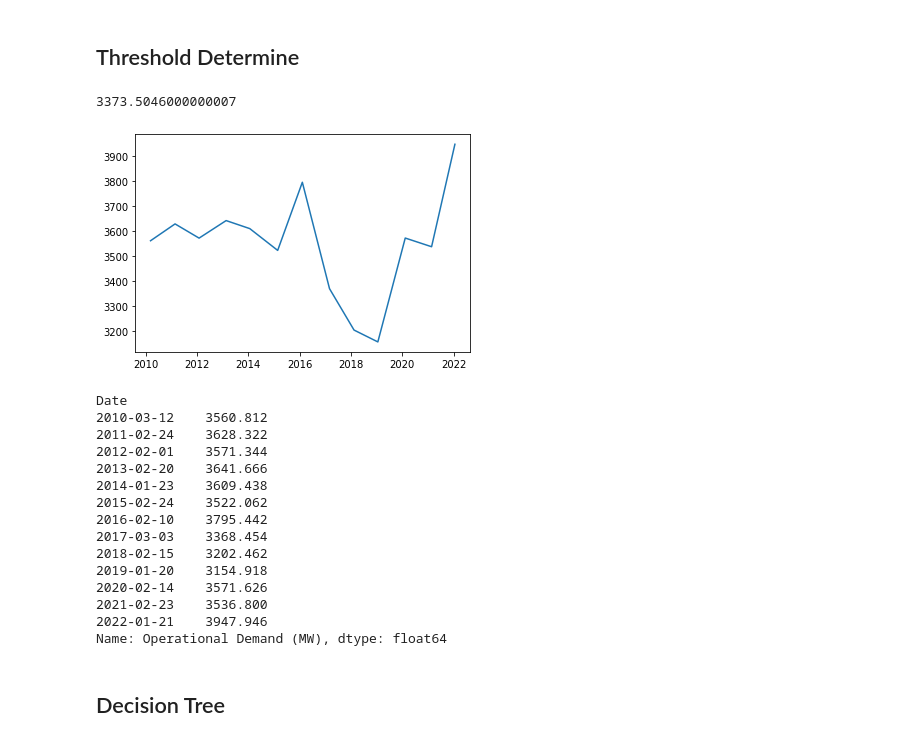
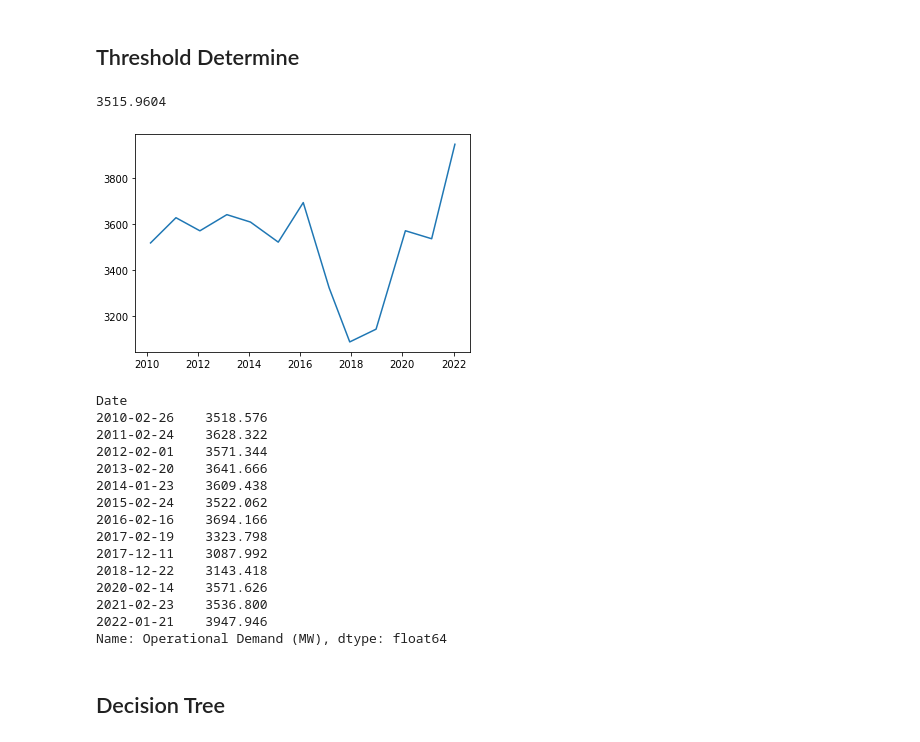
Before and after one commit to UWADSCapstoneUnit/Energy-Usage-Prediction-Project, a Jupyter notebook: Zheyu/Model/Max_demand/Max_demand.ipynb, the cells around one changed output. Drawn from its saved outputs; the diff is of its cells as text; code cells hidden in the pictures.

Commit message:
Threshold, changed into 95% of last summer

```diff
--- a/Zheyu/Model/Max_demand/Max_demand.ipynb
+++ b/Zheyu/Model/Max_demand/Max_demand.ipynb
@@ -143,37 +143,37 @@ def ModelScore(true,predict):
 # %%
 new_df_summer = pd.DataFrame()
 for i in range(2009,2022):
     s0 = str(i) + '-12-01'
-    s1 = str(i+1) + '-04-01'
+    s1 = str(i+1) + '-03-01'
     df_summer = model_df[(model_df.index >= s0) & (s1 > model_df.index)]
     order_table = df_summer.sort_values('Operational Demand (MW)',ascending=False)
     nr = order_table[3:4]
     new_df_summer = pd.concat((new_df_summer,nr))
 od = new_df_summer['Operational Demand (MW)']
 plt.plot(od.index,od)
-year_choose = 3 # number of year we choose to get the average threshold
-ave_threshold = sum(od[-4:-1])/year_choose
+# year_choose = 3 # number of year we choose to get the average threshold
+# ave_threshold = sum(od[-4:-1])/year_choose
 # ave_threshold= sum(od[:-1])/len(od[:-1]) # average of lowest of peak4 of all previous summers
-# df_summer = model_df[(model_df.index >= '2020-12-01') & ('2021-03-31' > model_df.index)] # 95% of last summer as threshold
-# ave_threshold = np.percentile(df_summer['Operational Demand (MW)'],90)
+df_summer = model_df[(model_df.index >= '2020-12-01') & ('2021-03-01' > model_df.index)] # 95% of last summer as threshold
+ave_threshold = np.percentile(df_summer['Operational Demand (MW)'],95)
 ave_threshold
 # %% [output]
-3373.5046000000007
+3515.9604
-[figure, old version]
+[figure, new version]
 # %%
 od
 # %% [output]
 Date
-2010-03-12    3560.812
+2010-02-26    3518.576
 2011-02-24    3628.322
 2012-02-01    3571.344
 2013-02-20    3641.666
 2014-01-23    3609.438
 2015-02-24    3522.062
-2016-02-10    3795.442
-2017-03-03    3368.454
-2018-02-15    3202.462
-2019-01-20    3154.918
+2016-02-16    3694.166
+2017-02-19    3323.798
+2017-12-11    3087.992
+2018-12-22    3143.418
 2020-02-14    3571.626
 2021-02-23    3536.800
 2022-01-21    3947.946
```
Also changed, not shown: parts of 16 cells of this notebook.
